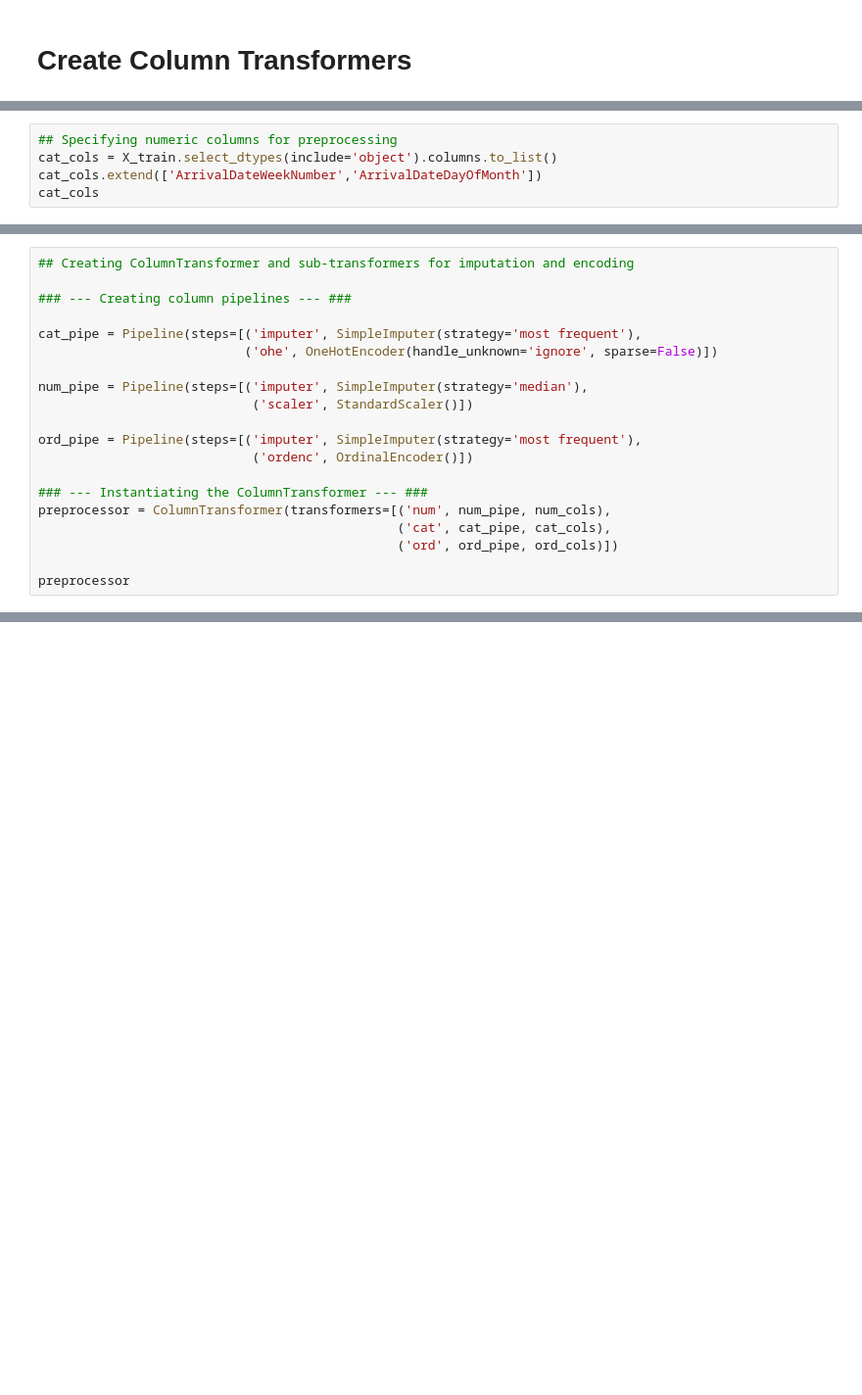
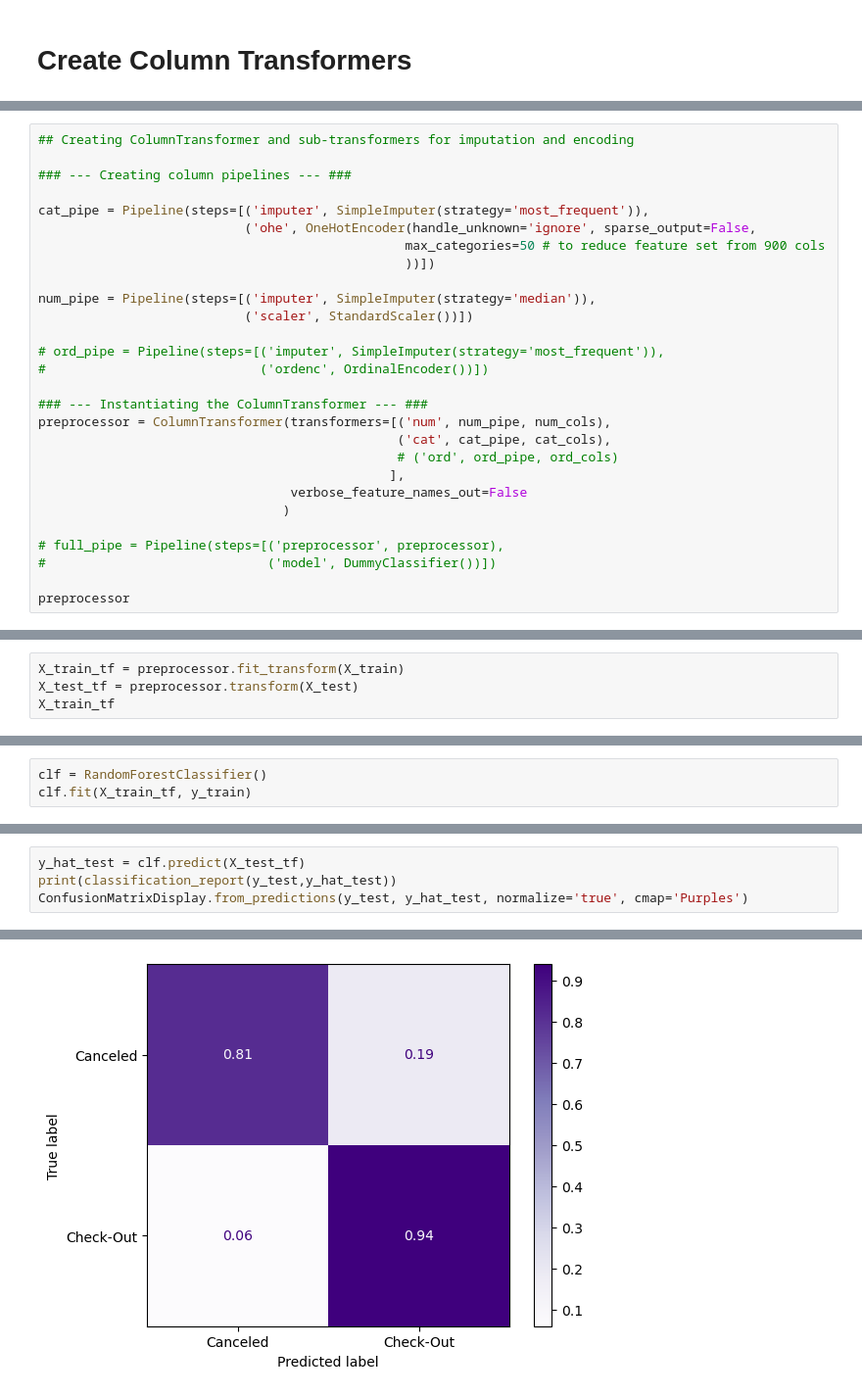
Before and after one commit to BenJMcCarty/Hotel_Cancel_Culture_v2, a Jupyter notebook: Data_Cleaning.ipynb, the cells around one changed output, grey strips where cells are left out. Shown at 98% size. Saved outputs shown, nothing was run; the diff lists cells and outputs as text; blank space fills up the shorter version.

```diff
--- a/Data_Cleaning.ipynb
+++ b/Data_Cleaning.ipynb
@@ -393,8 +532,3 @@ num_cols
  'ADR',
  'RequiredCarParkingSpaces',
  'TotalOfSpecialRequests']
-# %%
-## Specifying numeric columns for preprocessing
-cat_cols = X_train.select_dtypes(include='object').columns.to_list()
-cat_cols.extend(['ArrivalDateWeekNumber','ArrivalDateDayOfMonth'])
-cat_cols
@@ -437,18 +575,26 @@ Name: ArrivalDateMonth, Length: 89542, dtype: object
 
 ### --- Creating column pipelines --- ###
 
-cat_pipe = Pipeline(steps=[('imputer', SimpleImputer(strategy='most frequent'),
-                           ('ohe', OneHotEncoder(handle_unknown='ignore', sparse=False)])
+cat_pipe = Pipeline(steps=[('imputer', SimpleImputer(strategy='most_frequent')),
+                           ('ohe', OneHotEncoder(handle_unknown='ignore', sparse_output=False,
+                                                max_categories=50 # to reduce feature set from 900 cols
+                                                ))])
 
-num_pipe = Pipeline(steps=[('imputer', SimpleImputer(strategy='median'),
-                            ('scaler', StandardScaler()])
+num_pipe = Pipeline(steps=[('imputer', SimpleImputer(strategy='median')),
+                           ('scaler', StandardScaler())])
 
-ord_pipe = Pipeline(steps=[('imputer', SimpleImputer(strategy='most frequent'),
-                            ('ordenc', OrdinalEncoder()])
+# ord_pipe = Pipeline(steps=[('imputer', SimpleImputer(strategy='most_frequent')),
+#                            ('ordenc', OrdinalEncoder())])
 
 ### --- Instantiating the ColumnTransformer --- ###
 preprocessor = ColumnTransformer(transformers=[('num', num_pipe, num_cols),
                                                ('cat', cat_pipe, cat_cols),
-                                               ('ord', ord_pipe, ord_cols)])
+                                               # ('ord', ord_pipe, ord_cols)
+                                              ],
+                                 verbose_feature_names_out=False
+                                )
+
+# full_pipe = Pipeline(steps=[('preprocessor', preprocessor),
+#                             ('model', DummyClassifier())])
 
 preprocessor
@@ -454,0 +619,4 @@ preprocessor
+# %%
+X_train_tf = preprocessor.fit_transform(X_train)
+X_test_tf = preprocessor.transform(X_test)
+X_train_tf
@@ -454,0 +641,3 @@ preprocessor
+# %%
+clf = RandomForestClassifier()
+clf.fit(X_train_tf, y_train)
@@ -454,0 +648,5 @@ preprocessor
+# %%
+y_hat_test = clf.predict(X_test_tf)
+print(classification_report(y_test,y_hat_test))
+ConfusionMatrixDisplay.from_predictions(y_test, y_hat_test, normalize='true', cmap='Purples')
+# %% [output]
@@ -454,0 +662 @@ preprocessor
+[figure, added]
```
Also changed, not shown: parts of 37 cells of this notebook.
